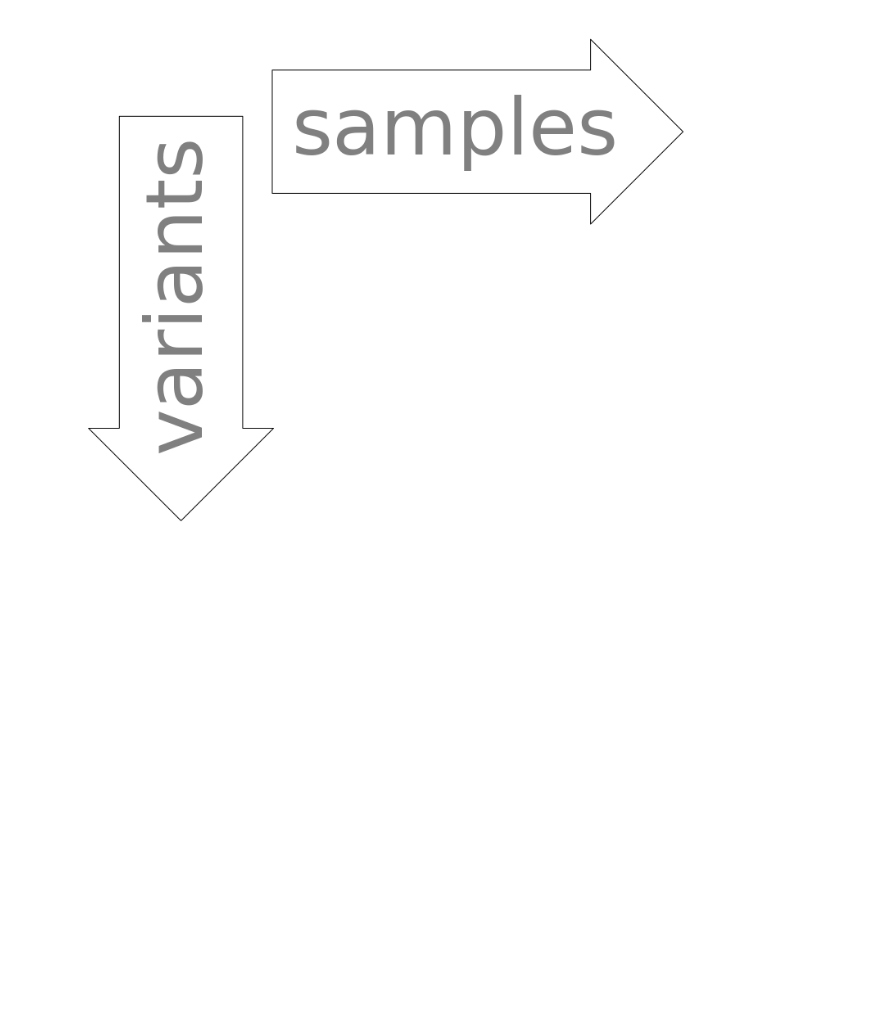
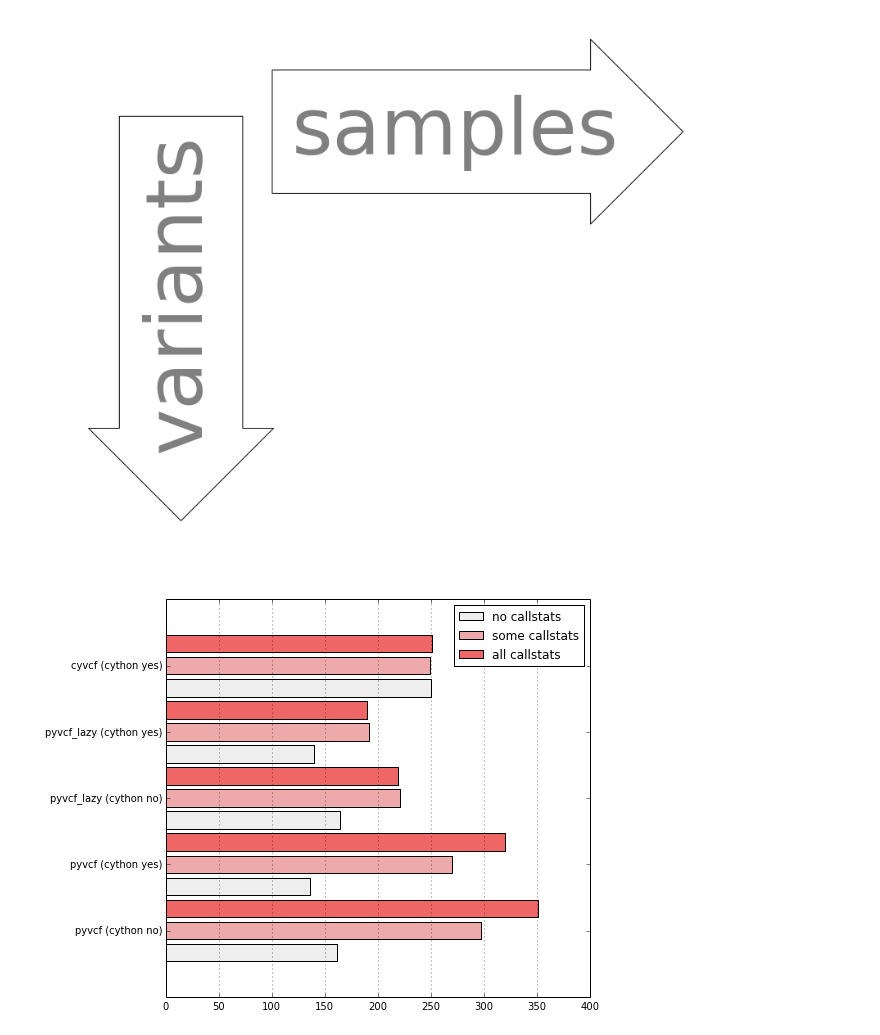
Before and after one commit to martijnvermaat/pyvcf-presentation, a Jupyter notebook: pictures/pictures.ipynb, the cells around one changed output. Drawn from its saved outputs; the diff is of its cells as text; code cells hidden in the pictures; blank space fills up the shorter version.

```diff
--- a/pictures/pictures.ipynb
+++ b/pictures/pictures.ipynb
@@ -16,3 +16,18 @@ axis('off')
 savefig('vcf.png', format='png')
 # %% [output]
 [figure]
+# %%
+figure(figsize=(8, 6))
+
+results = open('results.csv')
+headers = next(results)[1:-1].split('\t')
+data = [dict(zip(headers, line.rstrip().split('\t'))) for line in results]
+barh(range(0, len(data), 3), [float(d['time'].split()[3]) for d in data if d['callstats'] == 'no'], align='center', label='no callstats', color='#eeeeee')
+barh(range(1, len(data), 3), [float(d['time'].split()[3]) for d in data if d['callstats'] == 'some'], align='center', label='some callstats', color='#eeaaaa')
+barh(range(2, len(data), 3), [float(d['time'].split()[3]) for d in data if d['callstats'] == 'all'], align='center', label='all callstats', color='#ee6666')
+yticks(range(1, len(data), 3), ['{library} (cython {cython})'.format(**d) for d in data])
+legend()
+grid(True, axis='x')
+tight_layout()
+# %% [output]
+[figure, added]
```
Also changed, not shown: parts of 2 cells of this notebook, 6 other files.
